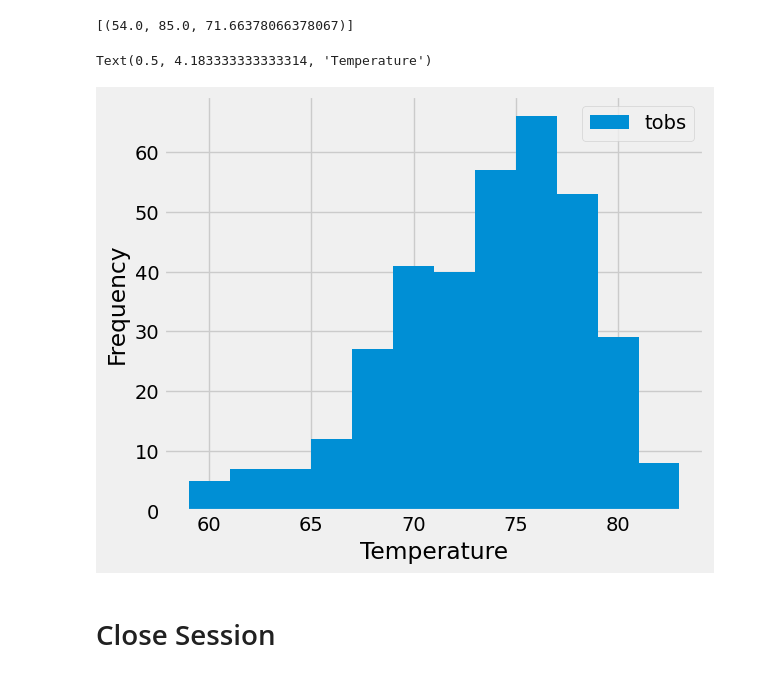
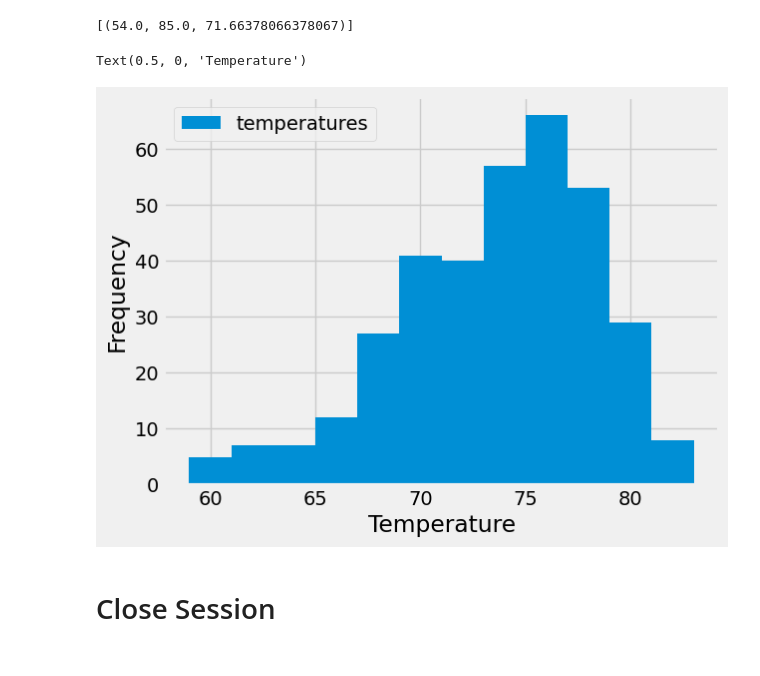
Before and after one commit to madhaught/sqlalchemy-challenge, a Jupyter notebook: SurfsUp/MH_Notebook.ipynb, the cells around one changed output. Saved outputs shown, nothing was run; the diff lists cells and outputs as text; code cells hidden in the pictures.

```diff
--- a/SurfsUp/MH_Notebook.ipynb
+++ b/SurfsUp/MH_Notebook.ipynb
@@ -41,13 +40,7 @@ session = Session(engine)
 # %% [markdown]
 # Exploratory Precipitation Analysis
 # %%
-# Find the most recent date in the data set.
-SELECT date
-FROM measurement
-order by date desc
-limit 1
-
-
-select max(date)
-from measurement
+# Find the most recent date in the data set. Convert the most recent date and save as a variable. Show result
+recent_date = session.query(func.max(measurement.date)).scalar()
+recent_date
 # %% [output]
@@ -68,5 +50,4 @@ last_date_str = session.query(func.max(measurement.date)).scalar()
 # Starting from the most recent data point in the database.
 
 # Calculate the date one year from the last date in data set.
-year_before = dt.date.fromisoformat(last_date_str) - dt.timedelta(days=365)
-year_before
+year_before = dt.date.fromisoformat(recent_date) - dt.timedelta(days=365)
@@ -155,9 +116,19 @@ for row in session.query(measurment.station, )
 # %%
 # Using the most active station id
 # Query the last 12 months of temperature observation data for this station and plot the results as a histogram
+
+temp_data = session.query(measurement.tobs)\
+                    .filter(measurement.date>=year_before, measurement.station == 'USC00519281')\
+                    .order_by(measurement.date)\
+                    .all()
+temp_df = pd.DataFrame(temp_data, columns = ["temperatures"])
+
+
+temp_df.plot.hist(bins=12)
+plt.xlabel("Temperature")
 # %% [output]
-Text(0.5, 4.183333333333314, 'Temperature')
+Text(0.5, 0, 'Temperature')
-[figure, old version]
+[figure, new version]
 # %% [markdown]
 # Close Session
 # %%
```
Also changed, not shown: parts of 11 cells of this notebook, 1 other file.
